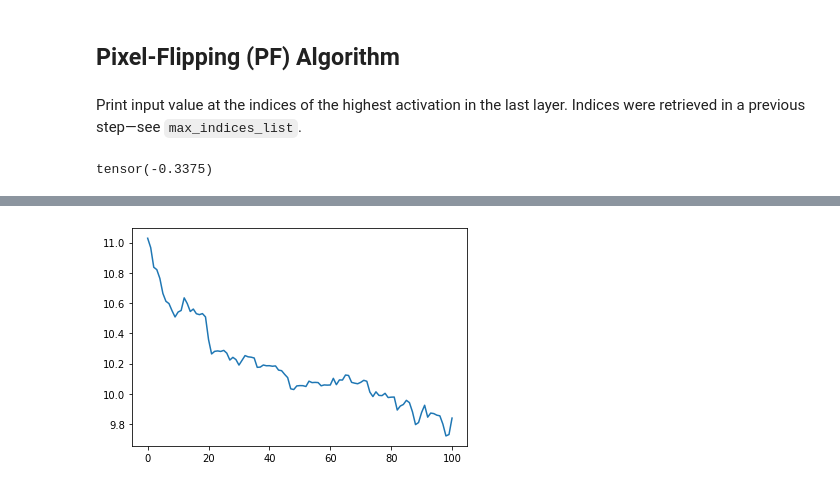
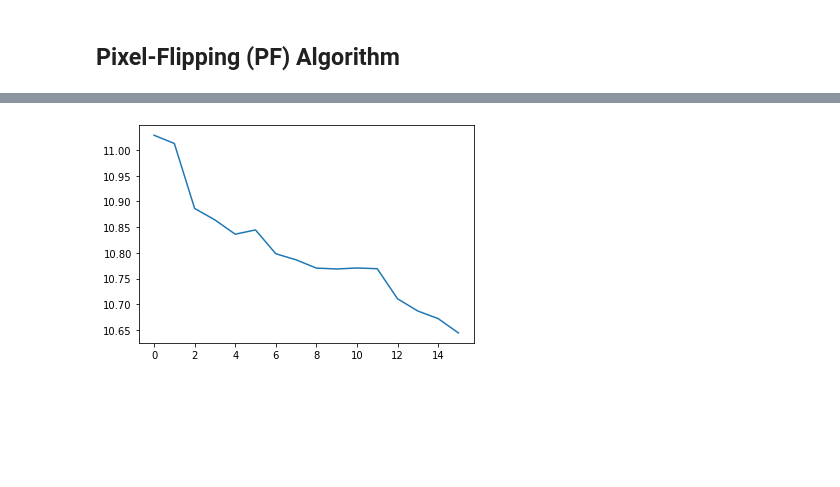
Before and after one commit to rodrigobdz/lrp, a Jupyter notebook: experiments/pixel-flipping/3-fine-grained-pixel-flipping.ipynb, the cells around one changed output, grey strips where cells are left out. Saved outputs shown, nothing was run; the diff lists cells and outputs as text; code cells hidden in the pictures; blank space fills up the shorter version.

```diff
--- a/experiments/pixel-flipping/3-fine-grained-pixel-flipping.ipynb
+++ b/experiments/pixel-flipping/3-fine-grained-pixel-flipping.ipynb
@@ -167,29 +177,22 @@ print(f'Sample values from uniform distribution: {vals}')
 Sample values from uniform distribution: [ 0.5479121  -0.12224312  0.71719584  0.39473606 -0.8116453 ]
 # %% [markdown]
 ## Pixel-Flipping (PF) Algorithm
-# %% [markdown]
-Print input value at the indices of the highest activation in the last layer. Indices were retrieved in a previous step—see `max_indices_list`.
-# %%
-c, h, w = max_rel_indices_list
-X.detach()[0][c,w,h]
-# %% [output]
-tensor(-0.3375)
 # %%
 from numpy.random import default_rng
 
+Y = X.clone().detach()
+relevance_scores = R.clone().detach()
+
 # Config
-steps = 100
+steps = 15
+# Plotting config
 should_plot = False
 plot_every = 50
 
 rng = default_rng(seed=42)
 flip_vals = rng.uniform(low=-1, high=1, size=steps)
 
-r = R[0]
-
 class_prediction_scores = []
-
-X = X.detach()
 
 # Add initial prediction score
 score = lrp.model.forward(X)[0][483].item()
@@ -197,42 +200,58 @@ class_prediction_scores.append(score)
 print(f'Initial score: {score}')
 
 for i in range(steps):
+    # FIXME: Relevance scores should not be updated.
     r = R[0]
+    # FIXME: Is this needed?
+    Y = Y.detach()
     print(f'Step {i}')
+
+    # # Mask syntax
+    # flip_threshold = torch.max(r).item()
+    # print(f'Flipping {Y[0][r==flip_threshold].count_nonzero()} elements greater than {flip_threshold} to {flip_vals[i]}')
+
+    # Y[0][r==flip_threshold] = flip_vals[i]
+
     # 1. Sort by relevance
     # Get indices of max value in relevance scores
     r_max = (r==torch.max(r)).nonzero()
-    j, k, l = r_max[0].tolist()
-    r_max_val = r[j, k, l].item()
 
-    # Debugging
-    # print('r_max indices:', r_max[0].tolist())
-    print(f'r_max val: {r_max_val}')
+    for indices in r_max:
+        # print(f'indices {indices}')
+        j, k, l = indices.tolist()
+        r_max_val = r[j, k, l].item()
 
-    # 2. Destroy pixel/patch
-    print(f'Flipping X[0][1,2,3][{k}][{l}] to {flip_vals[i]}')
-    X = X.detach()
-    # one-RGB-channel flip
-    # X[0][j, k, l] = flip_vals[i]
+        # Debugging
+        # print('r_max indices:', r_max[0].tolist())
+        # print(f'r_max val: {r_max_val}')
 
-    # three-RGB-channel flip
-    X[0][0, k, l] = flip_vals[i]
-    X[0][1, k, l] = flip_vals[i]
-    X[0][2, k, l] = flip_vals[i]
+        # 2. Destroy pixel/patch
+        print(f'Flipping X[0][{j}][{k}][{l}] to {flip_vals[i]}')
+
+        # one-RGB-channel flip
+        Y[0][j, k, l] = flip_vals[i]
+
+        # three-RGB-channel flip
+        # Y[0][0, k, l] = flip_vals[i]
+        # Y[0][1, k, l] = flip_vals[i]
+        # Y[0][2, k, l] = flip_vals[i]
 
     if should_plot and i % plot_every == 0:
-        plt.imshow(inv_normalize(X[0]).numpy().transpose((1, 2, 0)))
+        plt.imshow(inv_normalize(Y[0]).numpy().transpose((1, 2, 0)))
 
-    # Evaluate f(x)
+    # Evaluate f(Y)
     # Predict updated class score
-    score = lrp.model.forward(X)[0][483].item()
+
+    score = lrp.model.forward(Y)[0][483].item()
     print(f'Score {i}: {score}')
 
-    R: torch.Tensor = lrp.relevance(X)
+    # FIXME: Relevance scores should not be updated.
+    R: torch.Tensor = lrp.relevance(Y)
+    # Optionally, plot updated heatmap for debugging.
     if should_plot and i % plot_every == 0:
         lrp.heatmap(R, width=2, height=2)
 
-    # 3. Measure decrease of f(x)
+    # 3. Measure decrease of f(Y)
     class_prediction_scores.append(score)
 
 plt.plot(class_prediction_scores)
@@ -258 +277 @@ Score 99: 9.83895206451416
-[figure, old version]
+[figure, new version]
```
Also changed, not shown: parts of 5 cells of this notebook, 3 other files.
